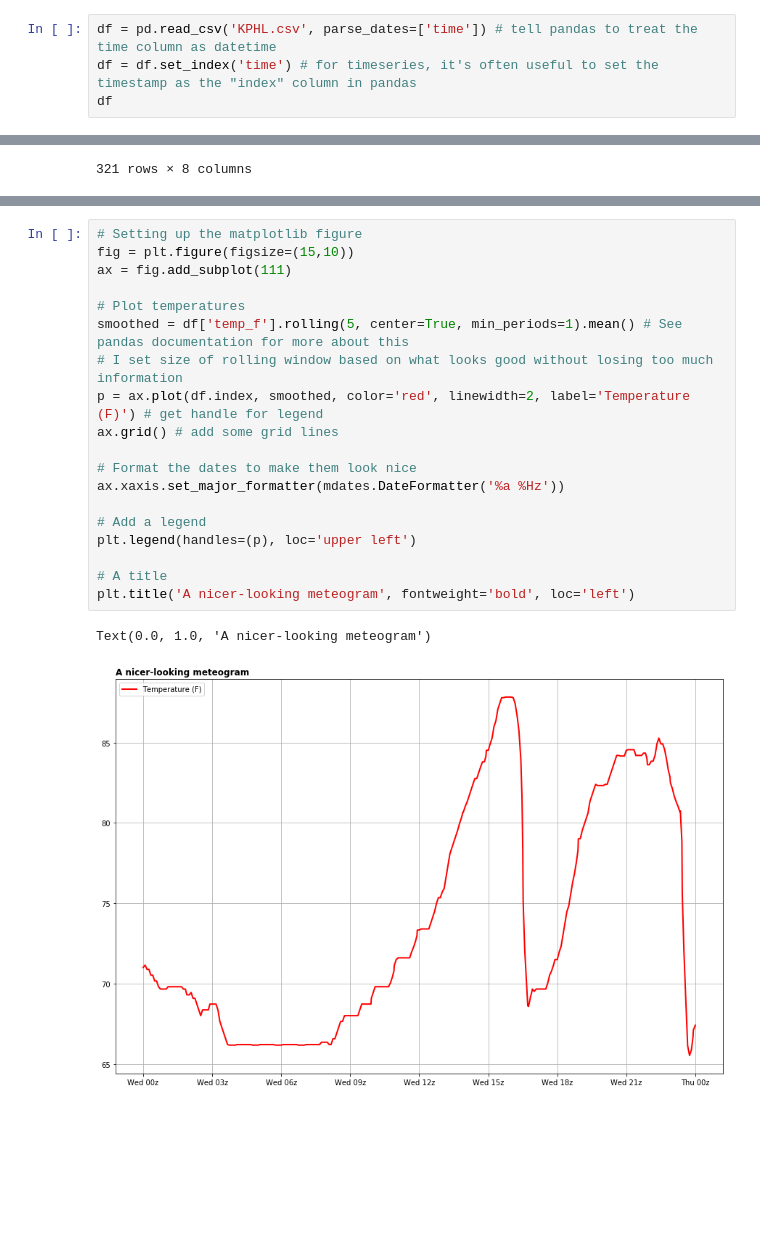
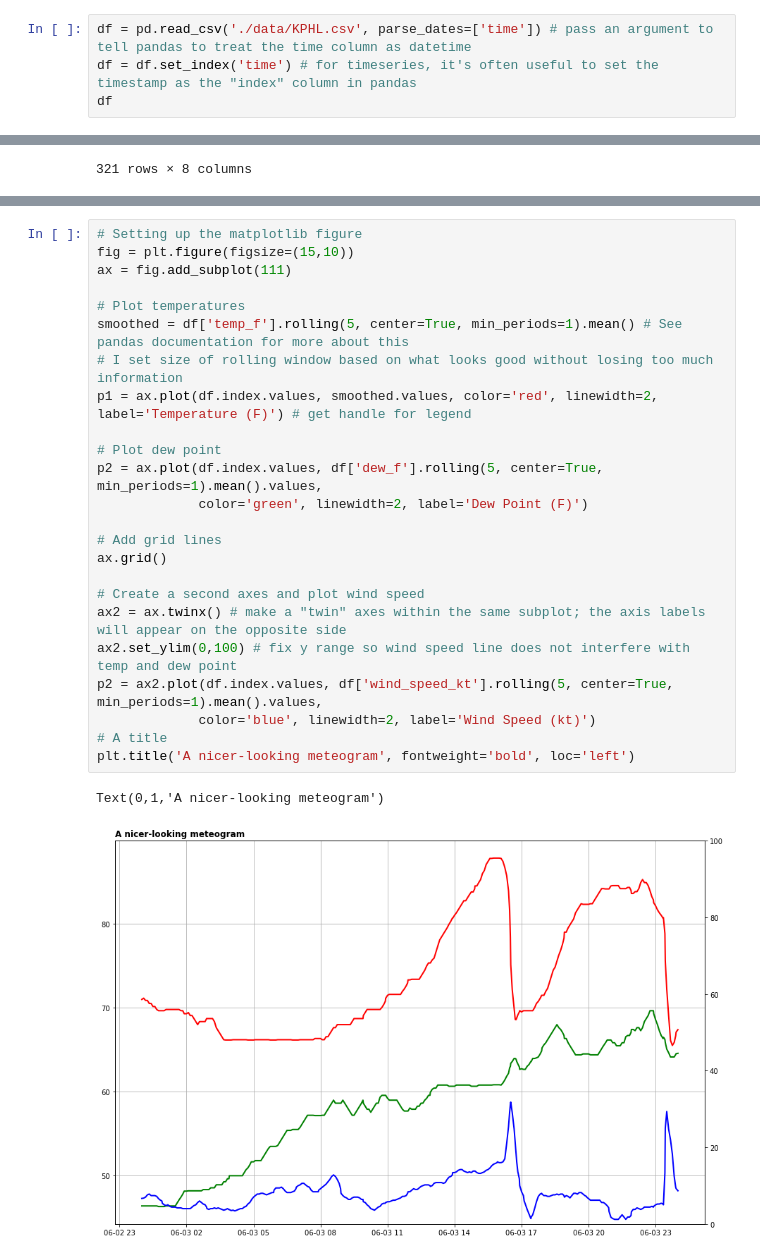
Before and after one commit to karlwx/wxdatasci, a Jupyter notebook: coding-challenges/meteogram/Meteogram_Demo.ipynb, the cells around one changed output, grey strips where cells are left out. Drawn from its saved outputs; the diff is of its cells as text; blank space fills up the shorter version.

```diff
--- a/coding-challenges/meteogram/Meteogram_Demo.ipynb
+++ b/coding-challenges/meteogram/Meteogram_Demo.ipynb
@@ -12,5 +35,5 @@ Read the csv containing the data - these are parsed metar observations from KPHL
 # %%
-df = pd.read_csv('KPHL.csv', parse_dates=['time']) # tell pandas to treat the time column as datetime
+df = pd.read_csv('./data/KPHL.csv', parse_dates=['time']) # pass an argument to tell pandas to treat the time column as datetime
 df = df.set_index('time') # for timeseries, it's often useful to set the timestamp as the "index" column in pandas
 df
 # %% [output]
@@ -47,22 +134,27 @@ Since most of the observations are taken to the nearest degree celsius (only hou
 # %%
 # Setting up the matplotlib figure
 fig = plt.figure(figsize=(15,10))
 ax = fig.add_subplot(111)
 
 # Plot temperatures
 smoothed = df['temp_f'].rolling(5, center=True, min_periods=1).mean() # See pandas documentation for more about this
 # I set size of rolling window based on what looks good without losing too much information
-p = ax.plot(df.index, smoothed, color='red', linewidth=2, label='Temperature (F)') # get handle for legend
-ax.grid() # add some grid lines
+p1 = ax.plot(df.index.values, smoothed.values, color='red', linewidth=2, label='Temperature (F)') # get handle for legend
 
-# Format the dates to make them look nice
-ax.xaxis.set_major_formatter(mdates.DateFormatter('%a %Hz'))
+# Plot dew point
+p2 = ax.plot(df.index.values, df['dew_f'].rolling(5, center=True, min_periods=1).mean().values,
+             color='green', linewidth=2, label='Dew Point (F)')
 
-# Add a legend
-plt.legend(handles=(p), loc='upper left')
+# Add grid lines
+ax.grid()
 
+# Create a second axes and plot wind speed
+ax2 = ax.twinx() # make a "twin" axes within the same subplot; the axis labels will appear on the opposite side
+ax2.set_ylim(0,100) # fix y range so wind speed line does not interfere with temp and dew point
+p2 = ax2.plot(df.index.values, df['wind_speed_kt'].rolling(5, center=True, min_periods=1).mean().values,
+             color='blue', linewidth=2, label='Wind Speed (kt)')
 # A title
 plt.title('A nicer-looking meteogram', fontweight='bold', loc='left')
 # %% [output]
-Text(0.0, 1.0, 'A nicer-looking meteogram')
+Text(0,1,'A nicer-looking meteogram')
-[figure, old version]
+[figure, new version]
```
Also changed, not shown: parts of 22 cells of this notebook, 3 other files.
